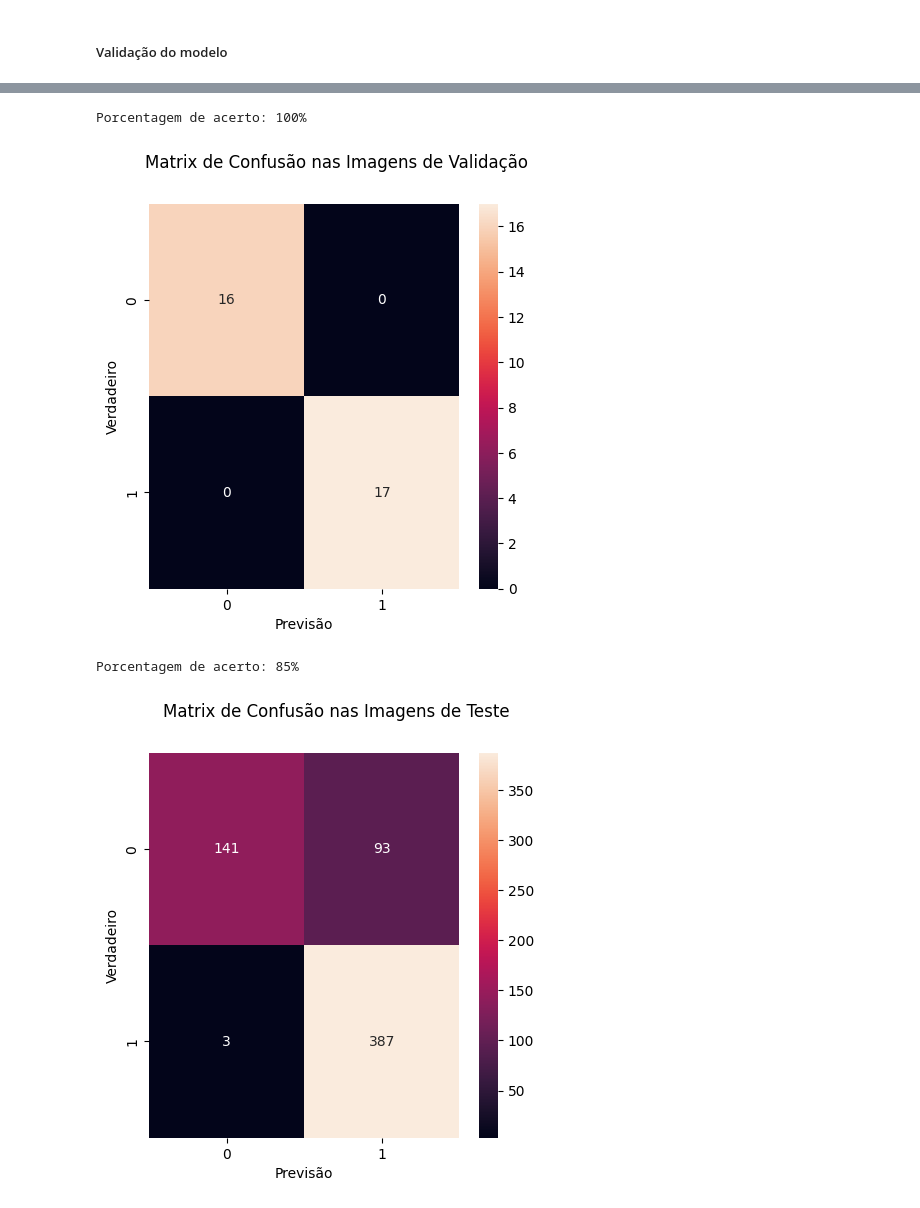
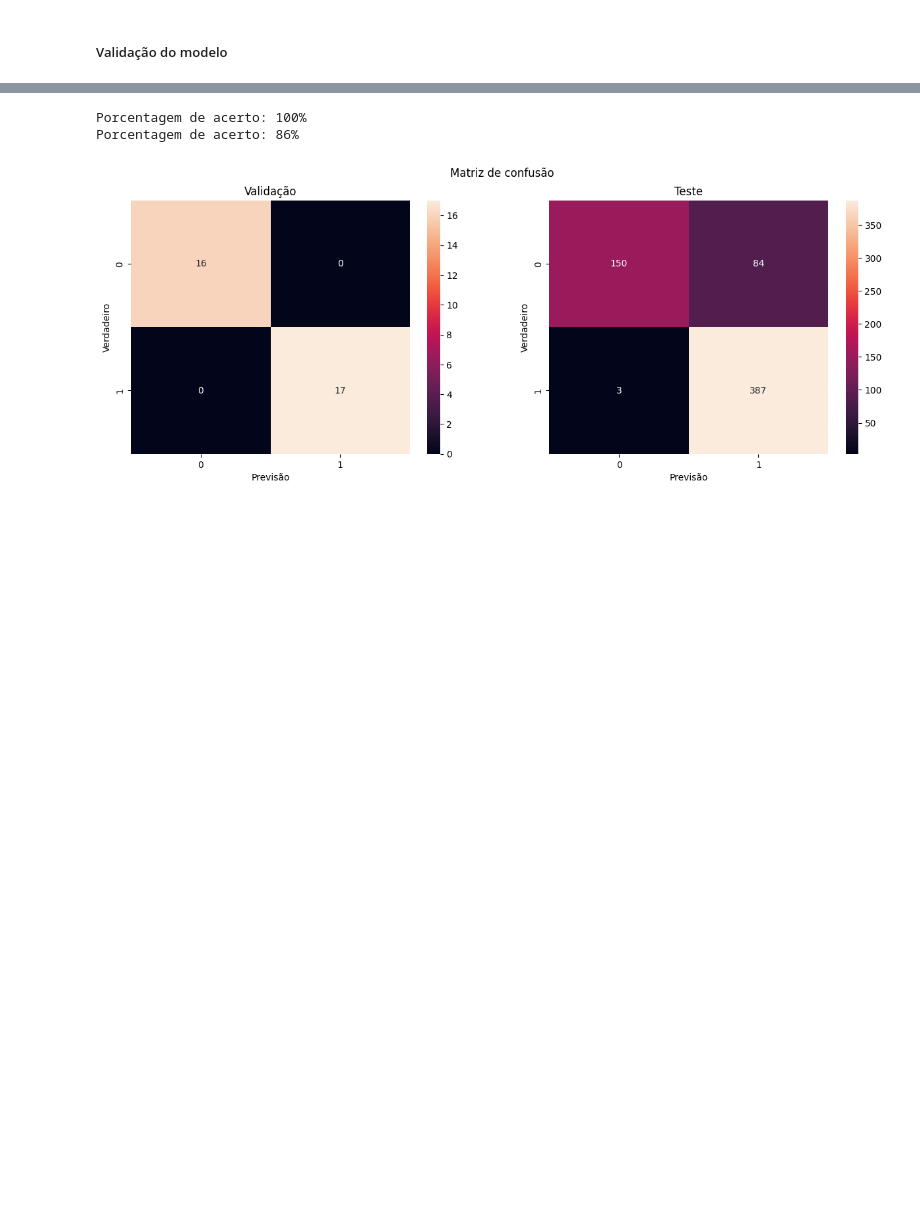
Before and after one commit to diegofemello/ImageClassificationWithPython, a Jupyter notebook: mobile_net_tcc.ipynb, the cells around one changed output, grey strips where cells are left out. Cells and saved outputs as stored; diff of their text form; code cells hidden in the pictures; blank space fills up the shorter version.

```diff
--- a/mobile_net_tcc.ipynb
+++ b/mobile_net_tcc.ipynb
@@ -322,15 +316,15 @@ teste_y = to_categorical(teste_images_labels)
 # Vamos preparar nossa camada de entrada para passar o tamanho da imagem. o padrão é (224,224,3). vamos alterá-lo para o tamanho da imagem que estamos usando.
 input_layer = layers.Input(shape=(img_width, img_height, 3))
 
-# Inicializando o modelo de transferência MobileNetV3Small com as propriedades apropriadas para nossas necessidades.
+# Inicializando o modelo de transferência  com as propriedades apropriadas para nossas necessidades.
 # Estamos passando parâmetros como:
 # 1) weights='imagenet' - Usando isso, estamos carregando os pesos como os pesos originais.
-# 2) input_tensor para passar o MobileNetV3Small usando input_tensor
+# 2) input_tensor para passar o modelo usando input_tensor
 # 3) Queremos alterar a última camada, então não estamos incluindo a camada superior
 
-model_vgg16 = MobileNetV3Small(
+model_tl = VGG19(
     weights='imagenet', input_tensor=input_layer, include_top=False)
 
 # Visualizando o sumário do modelo com nossas propriedades.
-model_vgg16.summary()
+model_tl.summary()
 # %% [output]
@@ -355,7 +349,7 @@ ________________________________________________________________________________
 # Acessando a última camada do modelo e adicionando Flatten e Dense após ela
 
 # Ultima camada do modelo
-last_layer = model_vgg16.output
+last_layer = model_tl.output
 
 # Adicionando uma camada Flatten
 flatten = layers.Flatten()(last_layer)
@@ -429,6 +423,14 @@ model.compile(loss='categorical_crossentropy',
               optimizer='Adam', metrics=['accuracy'])
 # %%
 # Treinamento do modelo
+
+from keras import callbacks
+
+# Monitora a perda de validação e interrompe o treinamento quando a perda
+# de validação não melhora por 5 épocas consecutivas para evitar overfitting
+earlystopping = callbacks.EarlyStopping(monitor="val_loss",
+                                        mode="min", patience=5,
+                                        restore_best_weights=True)
 
 history = model.fit(
     treino_x,
@@ -436,8 +438,7 @@ history = model.fit(
     epochs=epochs,
     batch_size=batch_size,
     verbose=True,
-    validation_data=(validacao_x, validacao_y)
+    validation_data=(validacao_x, validacao_y),
+    callbacks=[earlystopping]
 )
-
-plot_model(history)
 # %% [output]
@@ -466,9 +471,6 @@ Plotando gráficos de acurácia e loss do modelo
 ##### Validação do modelo
 # %%
 # Preparando array de previsões para os dados de teste e validação
-validacao_predictions = []
-teste_predictions = []
-
 validacao_predictions = model.predict(validacao_x)
 teste_predictions = model.predict(teste_x)
 # %% [output]
@@ -496,46 +531,45 @@ plot_results(
 # %%
 # Matriz de confusão
+
+plt.figure(figsize=(15, 5))
+plt.suptitle("Matriz de confusão")
+
 
 def get_confusion_matrix(predictions, labels):
     # Convertendo rótulos preditos em array categorico
     predictions_classes = np.argmax(predictions, axis=1)
 
     # Convertendo previsões em array com o maior valor
     Y_true = np.argmax(labels, axis=1)
 
     # Matriz de confusão
     matrix = confusion_matrix(Y_true, predictions_classes)
 
     porcentagem_acerto = (
         Y_true == predictions_classes).sum() / len(Y_true) * 100
 
     print(f'Porcentagem de acerto: {round(porcentagem_acerto)}%')
 
     return matrix
 
 
-def plot_confusion_matrix(predictions, labels, title='Confusion Matrix'):
+def plot_confusion_matrix(predictions, labels, title='Confusion Matrix', i=1):
+    plt.subplot(1, 2, i)
 
-    # Matriz de confusão
     matrix = get_confusion_matrix(predictions, labels)
 
-    f, ax = plt.subplots(figsize=(5, 5))
     sns.heatmap(matrix, annot=True, fmt='g')
 
     plt.xlabel("Previsão")
     plt.ylabel("Verdadeiro")
-    plt.suptitle(title)
-
-    plt.show()
+    plt.title(title)
 
 
 plot_confusion_matrix(validacao_predictions, validacao_y,
-                      title='Matrix de Confusão nas Imagens de Validação')
-plot_confusion_matrix(teste_predictions, teste_y,
-                      title='Matrix de Confusão nas Imagens de Teste')
+                      title='Validação', i=1)
+plot_confusion_matrix(teste_predictions, teste_y, title='Teste', i=2)
 # %% [output]
 Porcentagem de acerto: 100%
+Porcentagem de acerto: 86%
-[figure, old version]
+[figure, new version]
-Porcentagem de acerto: 85%
-[figure, removed]
 # %%
```
Also changed, not shown: parts of 15 cells of this notebook, 1 other file.
